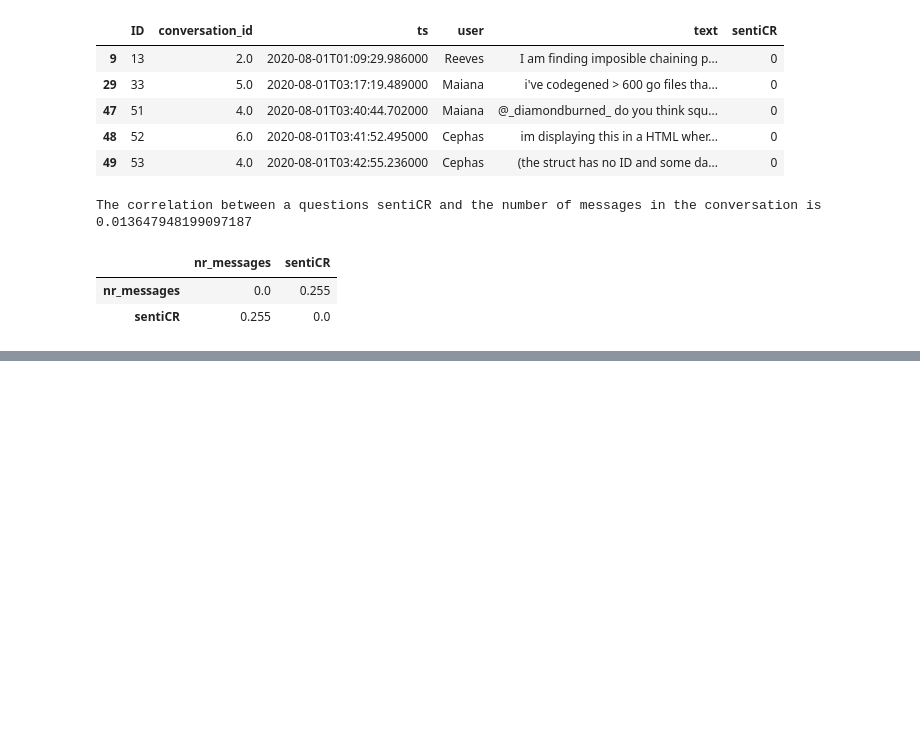
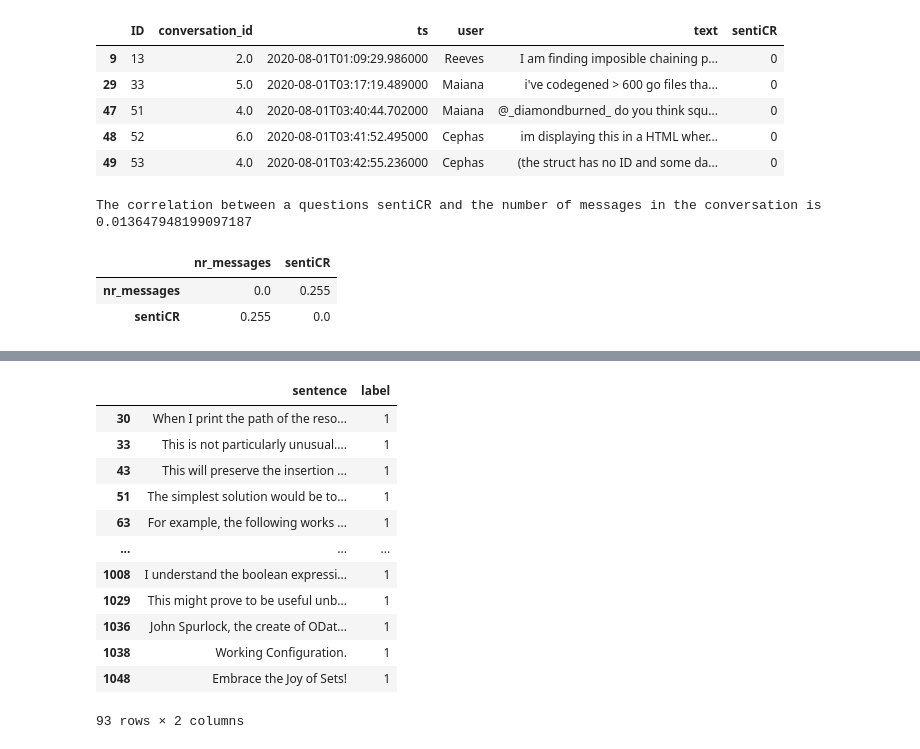
Before and after one commit to Tomgroot/empiricalSE, a Jupyter notebook: SentiScore.ipynb, the cells around one changed output, grey strips where cells are left out. Saved outputs shown, nothing was run; the diff lists cells and outputs as text; code cells hidden in the pictures; blank space fills up the shorter version.

```diff
--- a/SentiScore.ipynb
+++ b/SentiScore.ipynb
@@ -389,0 +423,16 @@ calculate_pvalues(question_sentiCR_df[['nr_messages','sentiCR']])
+# %%
+cur_train[cur_train['label'] == 1]
+# %% [output]
+|  | sentence | label |
+| 30 | When I print the path of the reso... | 1 |
+| 33 | This is not particularly unusual.... | 1 |
+| 43 | This will preserve the insertion ... | 1 |
+| 51 | The simplest solution would be to... | 1 |
+| 63 | For example, the following works ... | 1 |
+| ... | ... | ... |
+| 1008 | I understand the boolean expressi... | 1 |
+| 1029 | This might prove to be useful unb... | 1 |
+| 1036 | John Spurlock, the create of ODat... | 1 |
+| 1038 | Working Configuration. | 1 |
+| 1048 | Embrace the Joy of Sets! | 1 |
+93 rows × 2 columns
```
Also changed, not shown: parts of 2 cells of this notebook, 4 other files.
